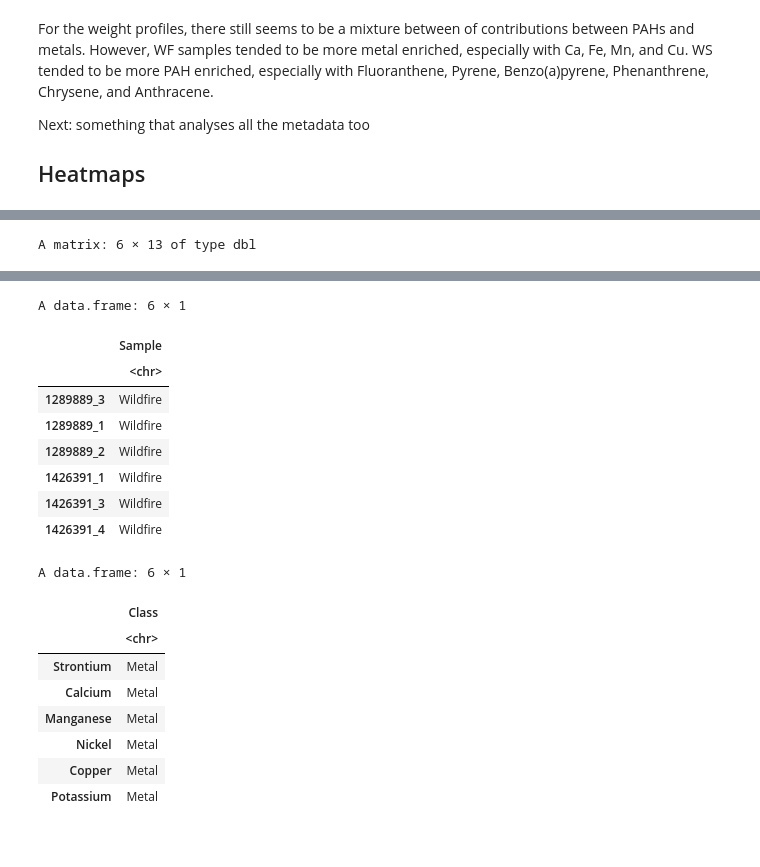
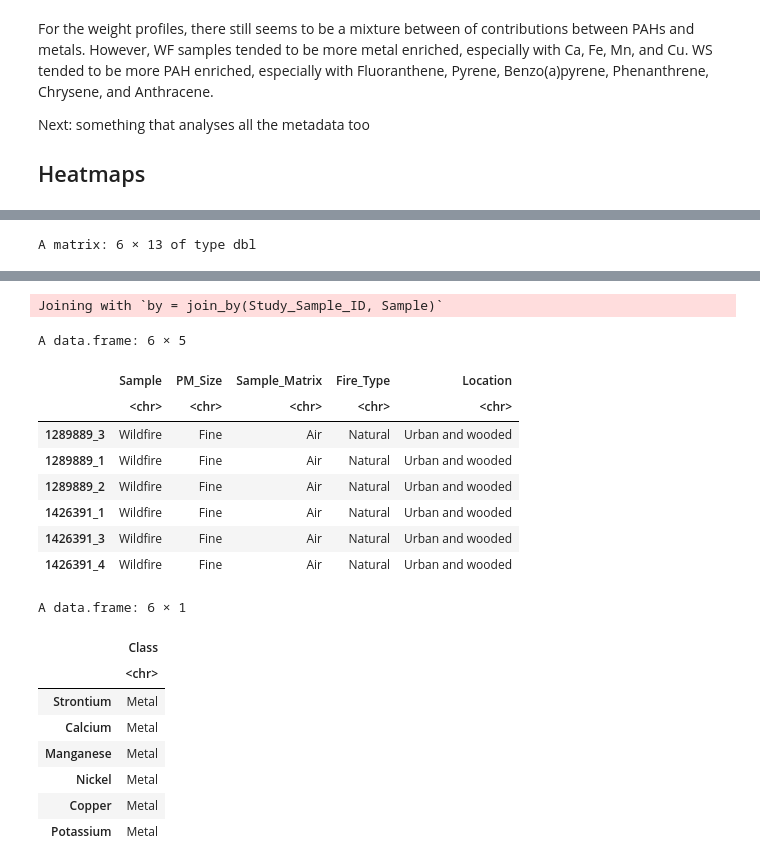
Before and after one commit to UNC-CEMALB/P1015.-Wildfire_Suffcient_Similiarity, a Jupyter notebook: 2. Cluster Analysis/PCoA.ipynb, the cells around one changed output, grey strips where cells are left out. Cells and saved outputs as stored; diff of their text form; code cells hidden in the pictures.

```diff
--- a/2. Cluster Analysis/PCoA.ipynb
+++ b/2. Cluster Analysis/PCoA.ipynb
@@ -676,37 +672,47 @@ final_order <- c(clustered_good, colnames(mat_scaled)[bad_cols])
 # %%
 # reordering the cols to match the cluster order
 final_mat = mat_scaled[,final_order]
 head(final_mat)
 
 annotation_vol_col_df = wider_vol_df %>%
     select(Sample) %>%
-     mutate(Sample = ifelse(Sample == "WS", "Woodsmoke",
+    rownames_to_column(var = "Study_Sample_ID") %>%
+    left_join(info_df[,c(4,6,9:10,16:18)]) %>%
+    select(-Metric) %>%
+    unique() %>%
+    remove_rownames() %>%
+    column_to_rownames(var = "Study_Sample_ID") %>%
+    mutate(Sample = ifelse(Sample == "WS", "Woodsmoke",
                                   ifelse(Sample == "WF", "Wildfire", Sample)))
+
 annotation_vol_row_df = unique(vol_df[,c("Class", "Name")]) %>%
     column_to_rownames(var = "Name")
+
+# rearranging row names so that they're in the same order
 annotation_vol_row_df = annotation_vol_row_df[final_order,, drop = FALSE]
 
 head(annotation_vol_col_df)
 head(annotation_vol_row_df)
 # %% [output]
 A matrix: 6 × 13 of type dbl
 |  | Strontium | Calcium | Manganese | Nickel | Copper | Potassium | Zinc | Iron | Phenanthrene | ... |
 | 1289889_3 | NA | -1.459639 | -2.350044 | -1.842839 | -0.3512802 | -1.931819 | NA | -1.902409 | -0.61936632 | ... |
 | 1289889_1 | NA | -2.705319 | -1.822390 | -1.791570 | -0.5665714 | -1.896873 | NA | -1.083761 | -0.60311977 | ... |
 | 1289889_2 | NA | -2.705319 | -2.086112 | -1.927833 | -1.0790294 | -1.941181 | NA | -1.423466 | -0.61495901 | ... |
 | 1426391_1 | NA | NA | NA | NA | NA | NA | NA | NA | -0.01164601 | ... |
 | 1426391_3 | NA | NA | NA | NA | NA | NA | NA | NA | -0.41994925 | ... |
 | 1426391_4 | NA | NA | NA | NA | NA | NA | NA | NA | -0.39134173 | ... |
-A data.frame: 6 × 1
+Joining with `by = join_by(Study_Sample_ID, Sample)`
+A data.frame: 6 × 5
-|  | Sample |
-|  | <chr> |
-| 1289889_3 | Wildfire |
-| 1289889_1 | Wildfire |
-| 1289889_2 | Wildfire |
-| 1426391_1 | Wildfire |
-| 1426391_3 | Wildfire |
-| 1426391_4 | Wildfire |
+|  | Sample | PM_Size | Sample_Matrix | Fire_Type | Location |
+|  | <chr> | <chr> | <chr> | <chr> | <chr> |
+| 1289889_3 | Wildfire | Fine | Air | Natural | Urban and wooded |
+| 1289889_1 | Wildfire | Fine | Air | Natural | Urban and wooded |
+| 1289889_2 | Wildfire | Fine | Air | Natural | Urban and wooded |
+| 1426391_1 | Wildfire | Fine | Air | Natural | Urban and wooded |
+| 1426391_3 | Wildfire | Fine | Air | Natural | Urban and wooded |
+| 1426391_4 | Wildfire | Fine | Air | Natural | Urban and wooded |
-A data.frame: 6 × 1
+A data.frame: 6 × 1
 |  | Class |
 |  | <chr> |
 | Strontium | Metal |
```
Also changed, not shown: parts of 6 cells of this notebook.
